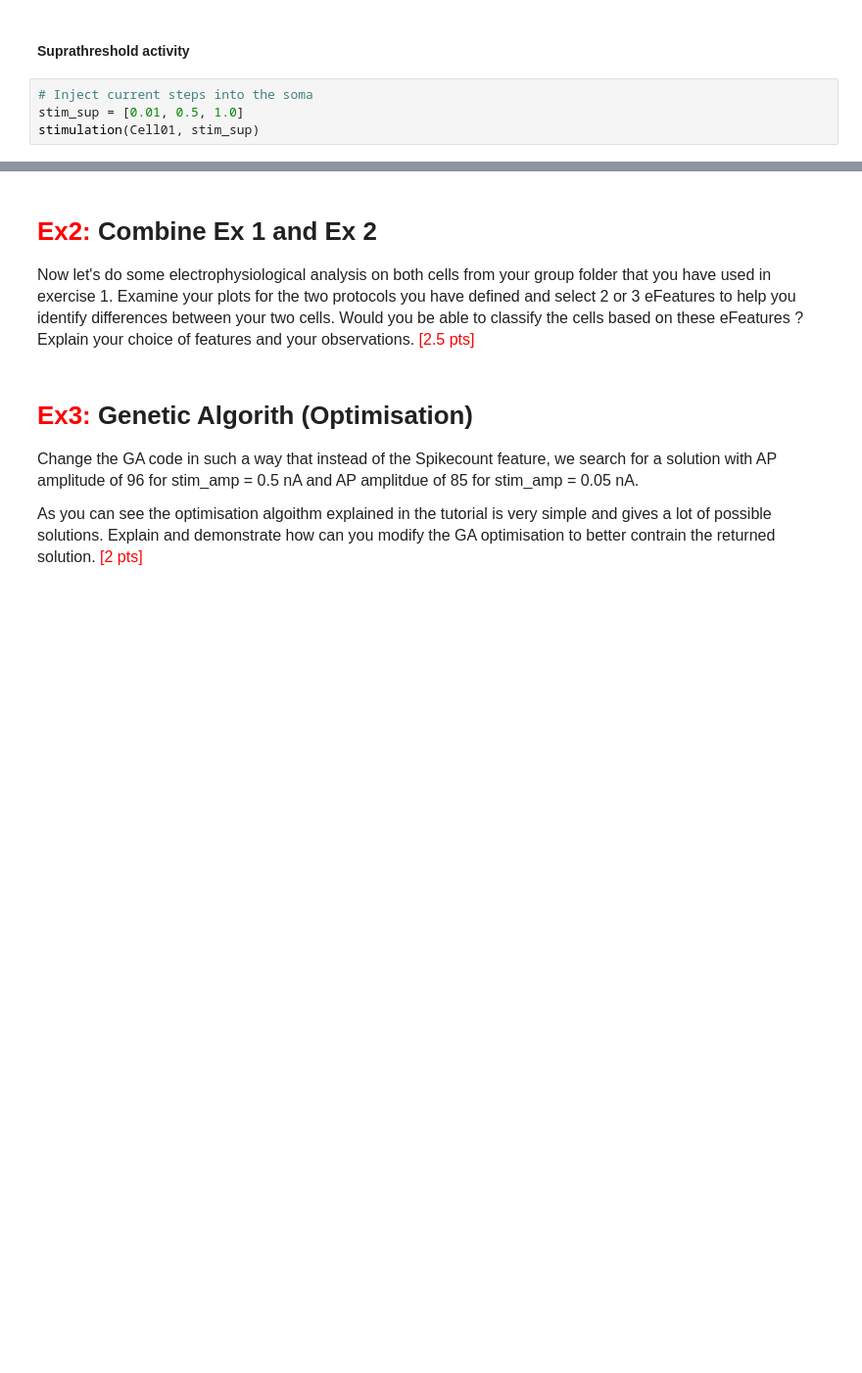
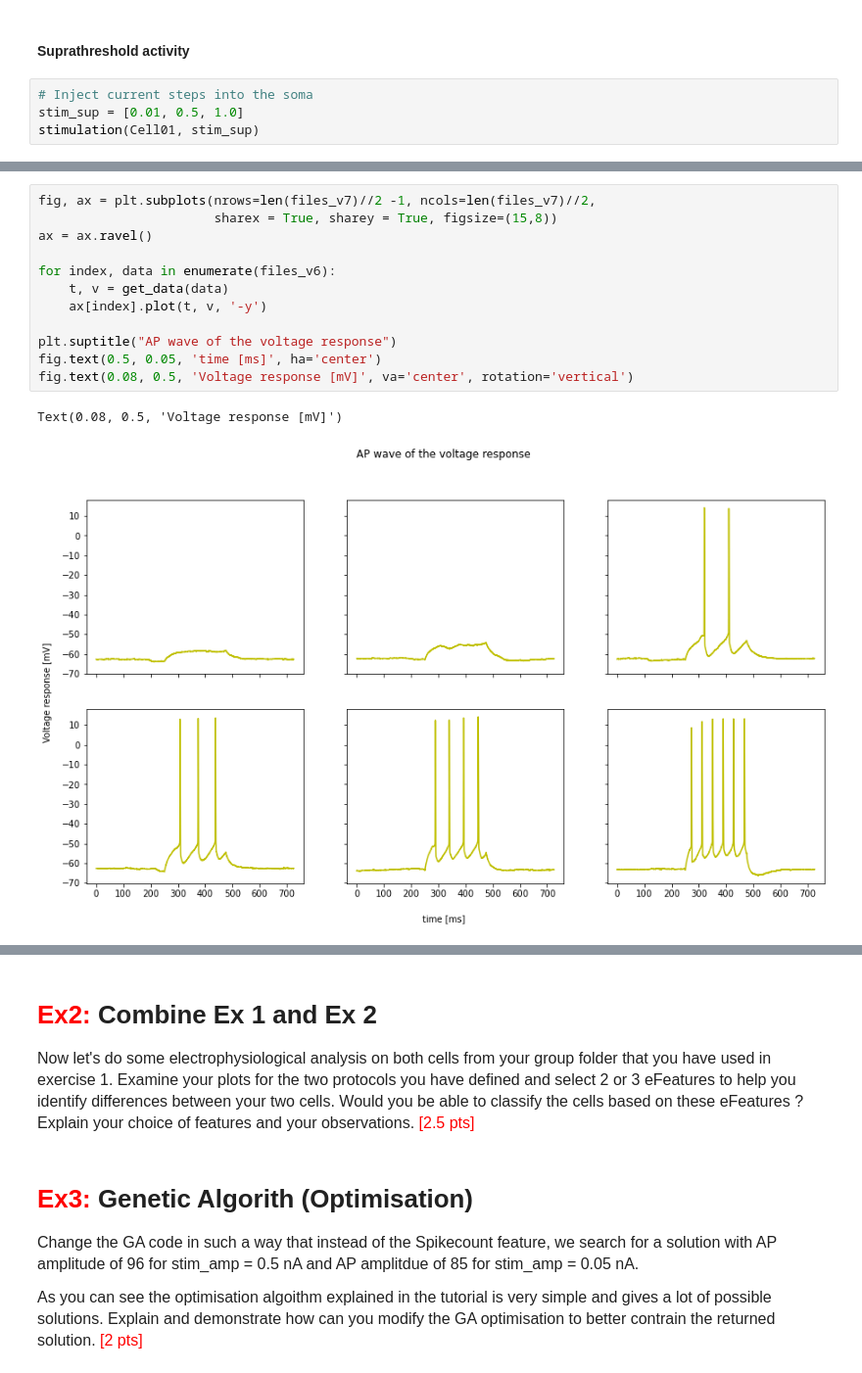
Before and after one commit to GBNTN/In_Silico_Homeworks, a Jupyter notebook: Week5_2022_HW.ipynb, the cells around one changed output, grey strips where cells are left out. Shown at 98% size. Drawn from its saved outputs; the diff is of its cells as text; blank space fills up the shorter version.

```diff
--- a/Week5_2022_HW.ipynb
+++ b/Week5_2022_HW.ipynb
@@ -188,0 +249,15 @@ stimulation(Cell01, stim_sup)
+# %%
+fig, ax = plt.subplots(nrows=len(files_v7)//2 -1, ncols=len(files_v7)//2,
+                       sharex = True, sharey = True, figsize=(15,8))
+ax = ax.ravel()
+
+for index, data in enumerate(files_v6):
+    t, v = get_data(data)
+    ax[index].plot(t, v, '-y')
+
+plt.suptitle("AP wave of the voltage response")
+fig.text(0.5, 0.05, 'time [ms]', ha='center')
+fig.text(0.08, 0.5, 'Voltage response [mV]', va='center', rotation='vertical')
+# %% [output]
+Text(0.08, 0.5, 'Voltage response [mV]')
+[figure, added]
```
Also changed, not shown: parts of 14 cells of this notebook.
